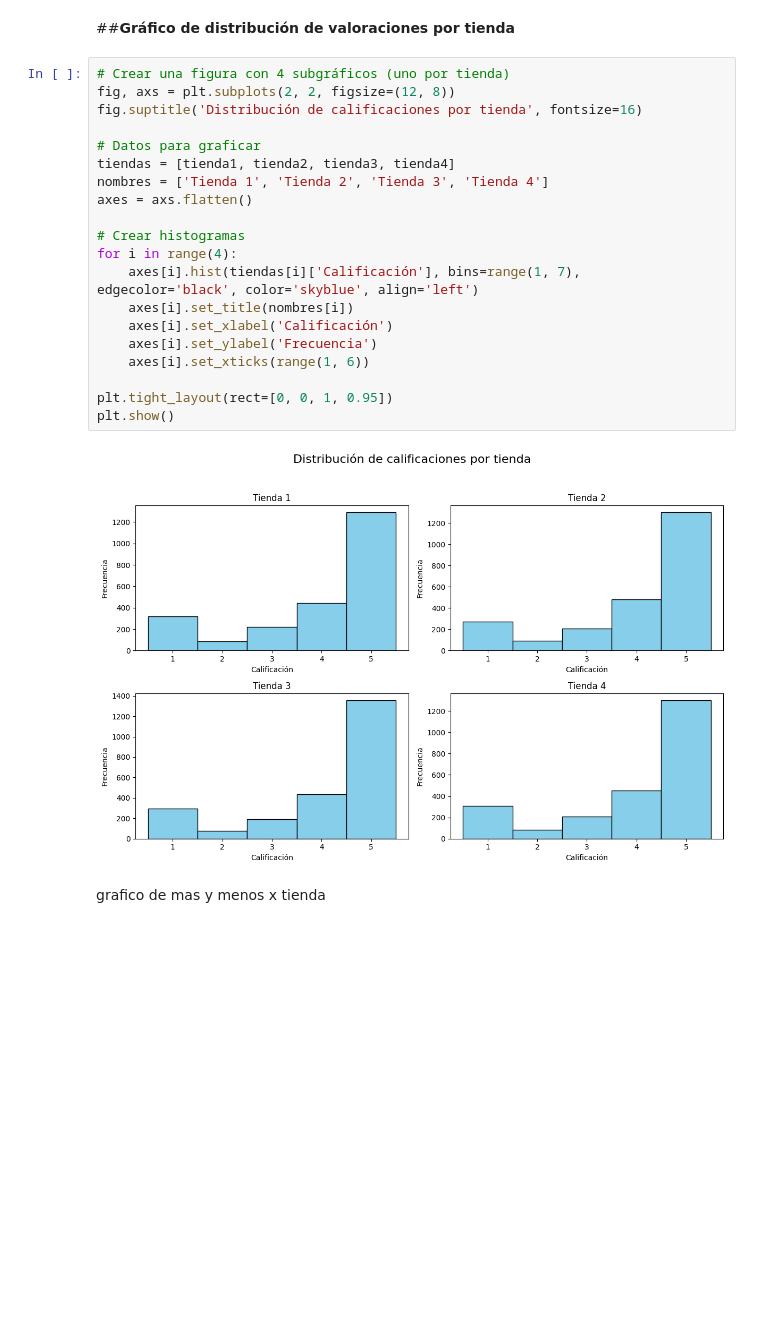
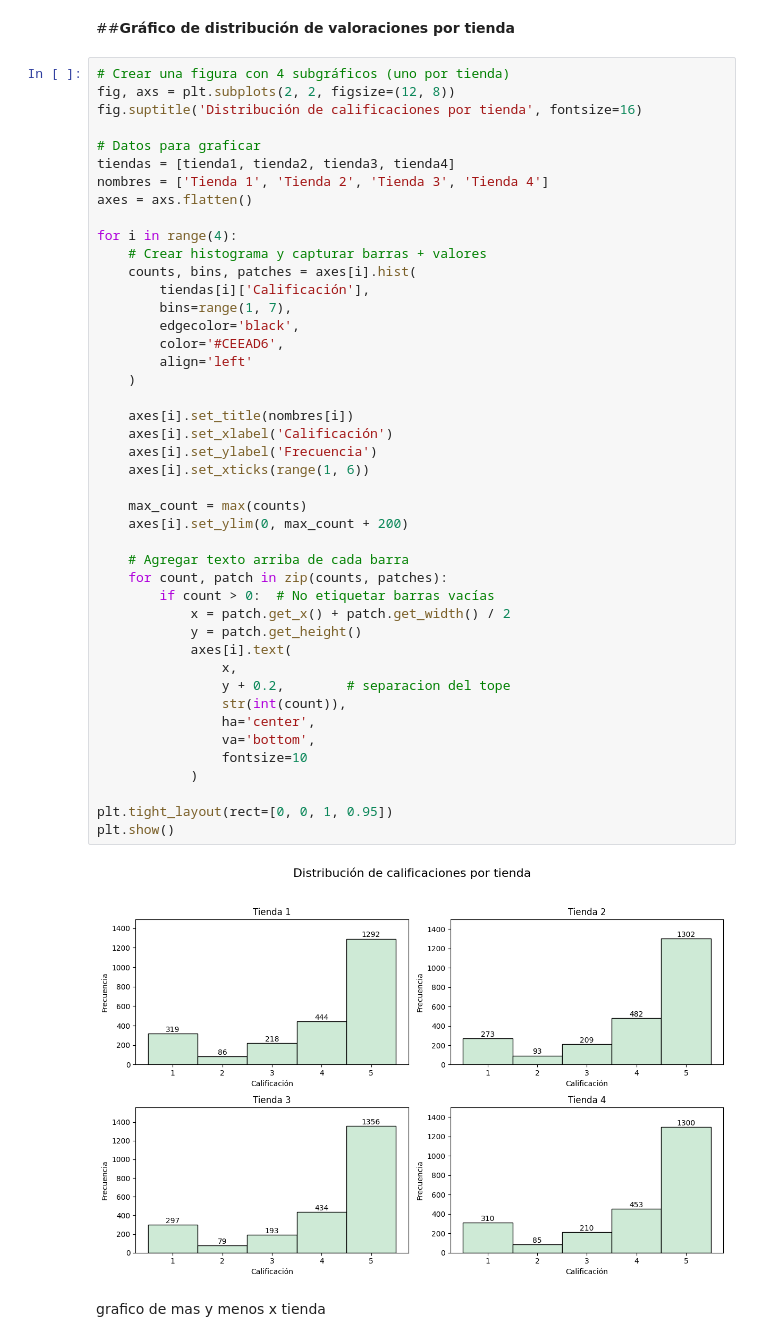
Before and after one commit to marozta/Data-Science-Challenge1-Alura-ONE-G9, a Jupyter notebook: AluraStoreLatamMARO.ipynb, the cells around one changed output. Drawn from its saved outputs; the diff is of its cells as text; blank space fills up the shorter version.

```diff
--- a/AluraStoreLatamMARO.ipynb
+++ b/AluraStoreLatamMARO.ipynb
@@ -484,25 +509,49 @@ graficar_torta(cat4, 'Tienda 4 - Ventas por Categoría')
 # %%
 # Crear una figura con 4 subgráficos (uno por tienda)
 fig, axs = plt.subplots(2, 2, figsize=(12, 8))
 fig.suptitle('Distribución de calificaciones por tienda', fontsize=16)
 
 # Datos para graficar
 tiendas = [tienda1, tienda2, tienda3, tienda4]
 nombres = ['Tienda 1', 'Tienda 2', 'Tienda 3', 'Tienda 4']
 axes = axs.flatten()
 
-# Crear histogramas
 for i in range(4):
-    axes[i].hist(tiendas[i]['Calificación'], bins=range(1, 7), edgecolor='black', color='skyblue', align='left')
+    # Crear histograma y capturar barras + valores
+    counts, bins, patches = axes[i].hist(
+        tiendas[i]['Calificación'],
+        bins=range(1, 7),
+        edgecolor='black',
+        color='#CEEAD6',
+        align='left'
+    )
+
     axes[i].set_title(nombres[i])
     axes[i].set_xlabel('Calificación')
     axes[i].set_ylabel('Frecuencia')
     axes[i].set_xticks(range(1, 6))
 
+    max_count = max(counts)
+    axes[i].set_ylim(0, max_count + 200)
+
+    # Agregar texto arriba de cada barra
+    for count, patch in zip(counts, patches):
+        if count > 0:  # No etiquetar barras vacías
+            x = patch.get_x() + patch.get_width() / 2
+            y = patch.get_height()
+            axes[i].text(
+                x,
+                y + 0.2,        # separacion del tope
+                str(int(count)),
+                ha='center',
+                va='bottom',
+                fontsize=10
+            )
+
 plt.tight_layout(rect=[0, 0, 1, 0.95])
 plt.show()
 # %% [output]
-[figure, old version]
+[figure, new version]
 # %% [markdown]
 grafico de mas y menos x tienda
 # %% [markdown]
```
Also changed, not shown: parts of 8 cells of this notebook.
